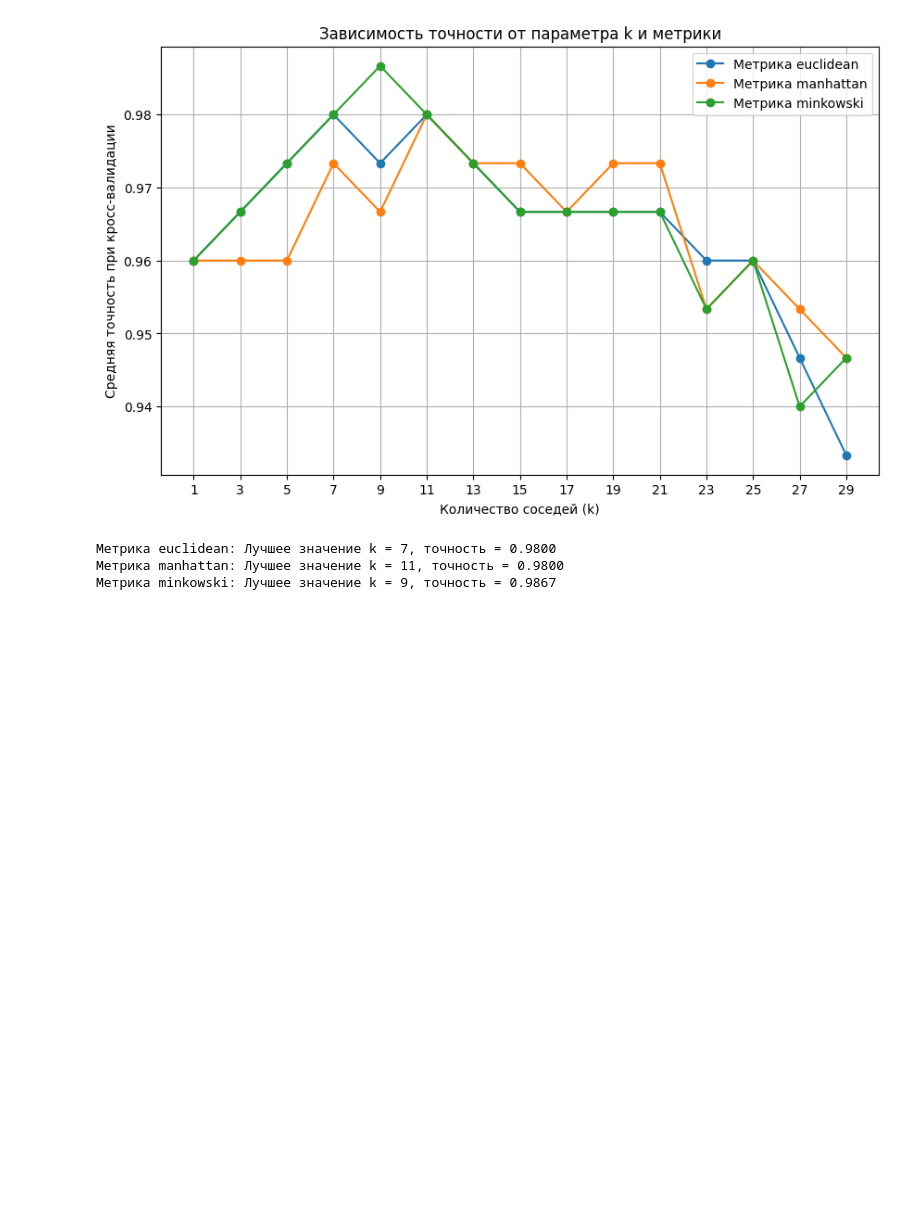
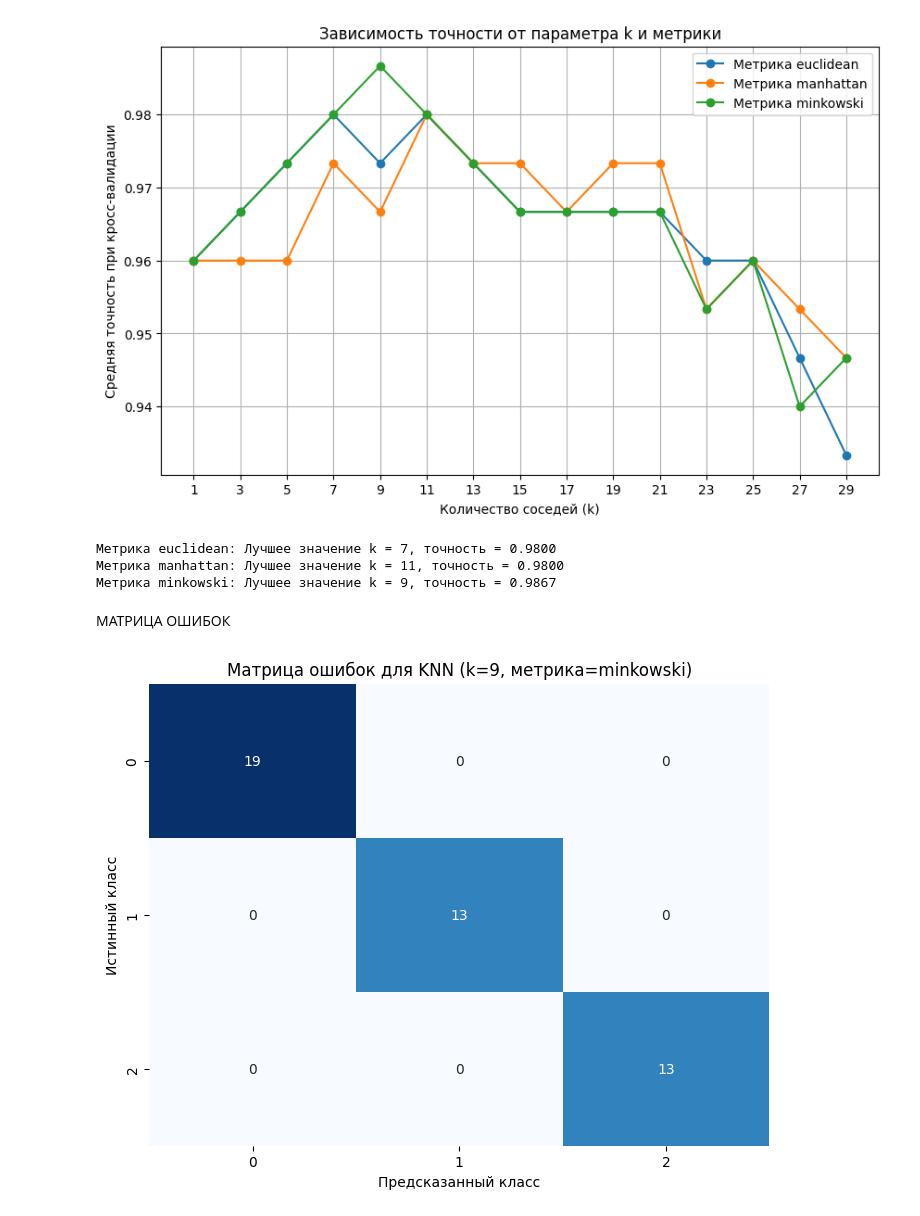
Before and after one commit to MichaelNebyshynets/ml-course-hw, a Jupyter notebook: hw03/hw03.ipynb, the cells around one changed output. Cells and saved outputs as stored; diff of their text form; code cells hidden in the pictures; blank space fills up the shorter version.

```diff
--- a/hw03/hw03.ipynb
+++ b/hw03/hw03.ipynb
@@ -215,5 +215,30 @@ for metric in metrics:
 Метрика euclidean: Лучшее значение k = 7, точность = 0.9800
 Метрика manhattan: Лучшее значение k = 11, точность = 0.9800
 Метрика minkowski: Лучшее значение k = 9, точность = 0.9867
+# %% [markdown]
+МАТРИЦА ОШИБОК
+# %%
+X_train, X_test, y_train, y_test = train_test_split(X, y, test_size=0.3, random_state=42)
+
+best_metric = metrics[np.argmax([max(cv_scores[m]) for m in metrics])]
+best_k = k_range[np.argmax(cv_scores[best_metric])]
+
+# Создаем и обучаем модель
+knn = KNeighborsClassifier(n_neighbors=best_k, metric=best_metric)
+knn.fit(X_train, y_train)
+y_pred = knn.predict(X_test)
+
+# Вычисляем матрицу ошибок
+cm = confusion_matrix(y_test, y_pred)
+
+# Визуализация
+plt.figure(figsize=(8, 6))
+sns.heatmap(cm, annot=True, fmt='d', cmap='Blues', cbar=False)
+plt.title(f'Матрица ошибок для KNN (k={best_k}, метрика={best_metric})')
+plt.xlabel('Предсказанный класс')
+plt.ylabel('Истинный класс')
+plt.show()
+# %% [output]
+[figure, added]
 # %% [markdown]
 ИТОГ
```
Also changed, not shown: parts of 1 cell of this notebook.
